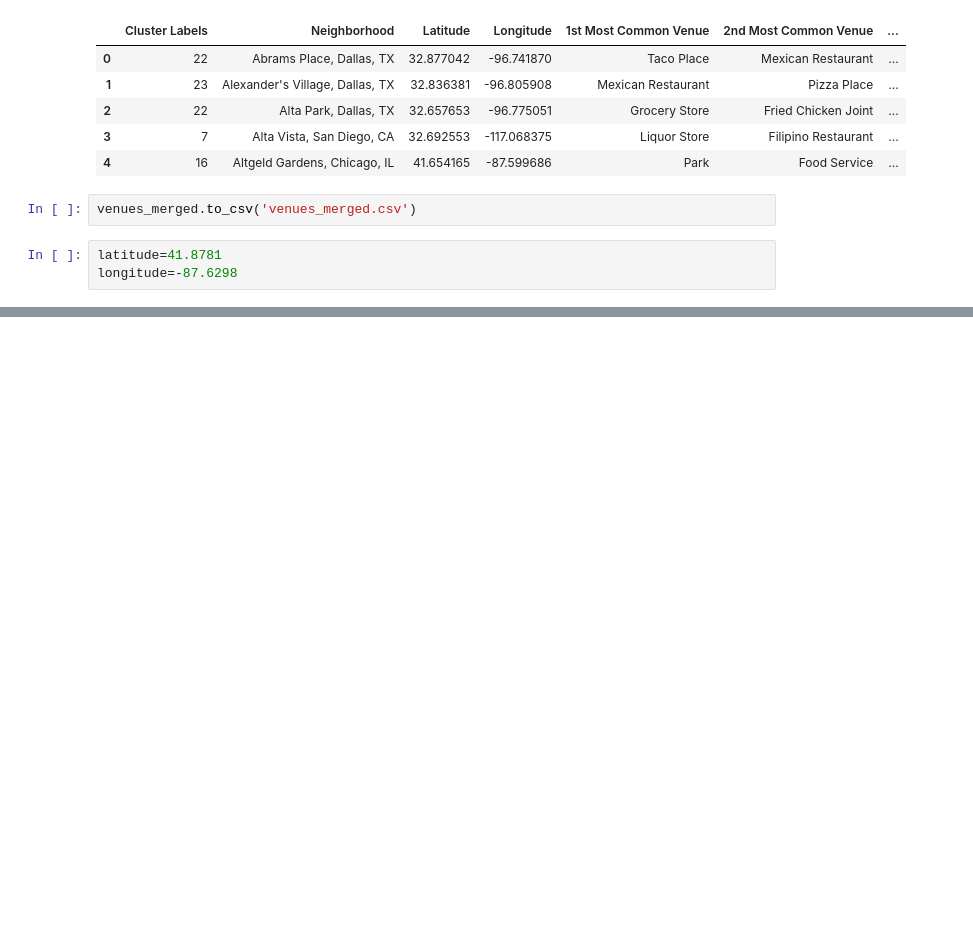
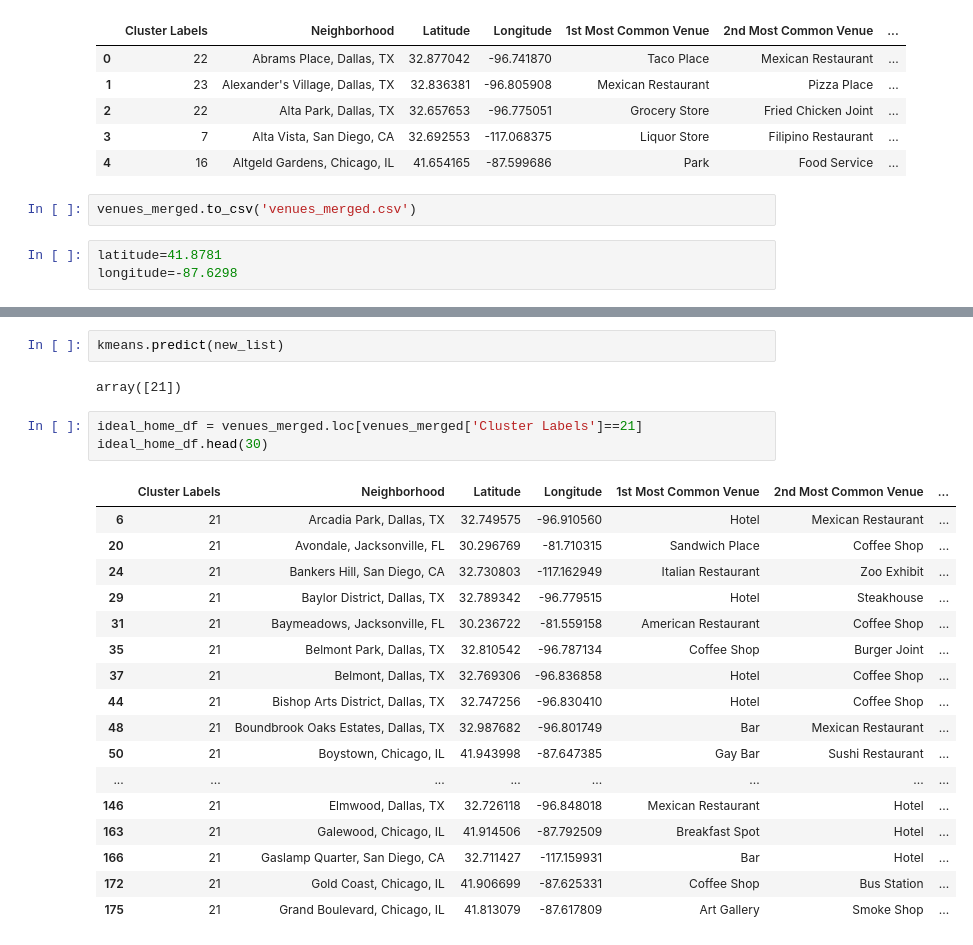
Before and after one commit to gtm1235/IBM_DS_Capstone, a Jupyter notebook: moving_challenge.ipynb, the cells around one changed output, grey strips where cells are left out. Saved outputs shown, nothing was run; the diff lists cells and outputs as text; blank space fills up the shorter version.

```diff
--- a/moving_challenge.ipynb
+++ b/moving_challenge.ipynb
@@ -1204,0 +1287,25 @@ map_clusters
+# %%
+kmeans.predict(new_list)
+# %% [output]
+array([21])
+# %%
+ideal_home_df = venues_merged.loc[venues_merged['Cluster Labels']==21]
+ideal_home_df.head(30)
+# %% [output]
+|  | Cluster Labels | Neighborhood | Latitude | Longitude | 1st Most Common Venue | 2nd Most Common Venue | ... |
+| 6 | 21 | Arcadia Park, Dallas, TX | 32.749575 | -96.910560 | Hotel | Mexican Restaurant | ... |
+| 20 | 21 | Avondale, Jacksonville, FL | 30.296769 | -81.710315 | Sandwich Place | Coffee Shop | ... |
+| 24 | 21 | Bankers Hill, San Diego, CA | 32.730803 | -117.162949 | Italian Restaurant | Zoo Exhibit | ... |
+| 29 | 21 | Baylor District, Dallas, TX | 32.789342 | -96.779515 | Hotel | Steakhouse | ... |
+| 31 | 21 | Baymeadows, Jacksonville, FL | 30.236722 | -81.559158 | American Restaurant | Coffee Shop | ... |
+| 35 | 21 | Belmont Park, Dallas, TX | 32.810542 | -96.787134 | Coffee Shop | Burger Joint | ... |
+| 37 | 21 | Belmont, Dallas, TX | 32.769306 | -96.836858 | Hotel | Coffee Shop | ... |
+| 44 | 21 | Bishop Arts District, Dallas, TX | 32.747256 | -96.830410 | Hotel | Coffee Shop | ... |
+| 48 | 21 | Boundbrook Oaks Estates, Dallas, TX | 32.987682 | -96.801749 | Bar | Mexican Restaurant | ... |
+| 50 | 21 | Boystown, Chicago, IL | 41.943998 | -87.647385 | Gay Bar | Sushi Restaurant | ... |
+| ... | ... | ... | ... | ... | ... | ... | ... |
+| 146 | 21 | Elmwood, Dallas, TX | 32.726118 | -96.848018 | Mexican Restaurant | Hotel | ... |
+| 163 | 21 | Galewood, Chicago, IL | 41.914506 | -87.792509 | Breakfast Spot | Hotel | ... |
+| 166 | 21 | Gaslamp Quarter, San Diego, CA | 32.711427 | -117.159931 | Bar | Hotel | ... |
+| 172 | 21 | Gold Coast, Chicago, IL | 41.906699 | -87.625331 | Coffee Shop | Bus Station | ... |
+| 175 | 21 | Grand Boulevard, Chicago, IL | 41.813079 | -87.617809 | Art Gallery | Smoke Shop | ... |
```
Also changed, not shown: parts of 21 cells of this notebook.
